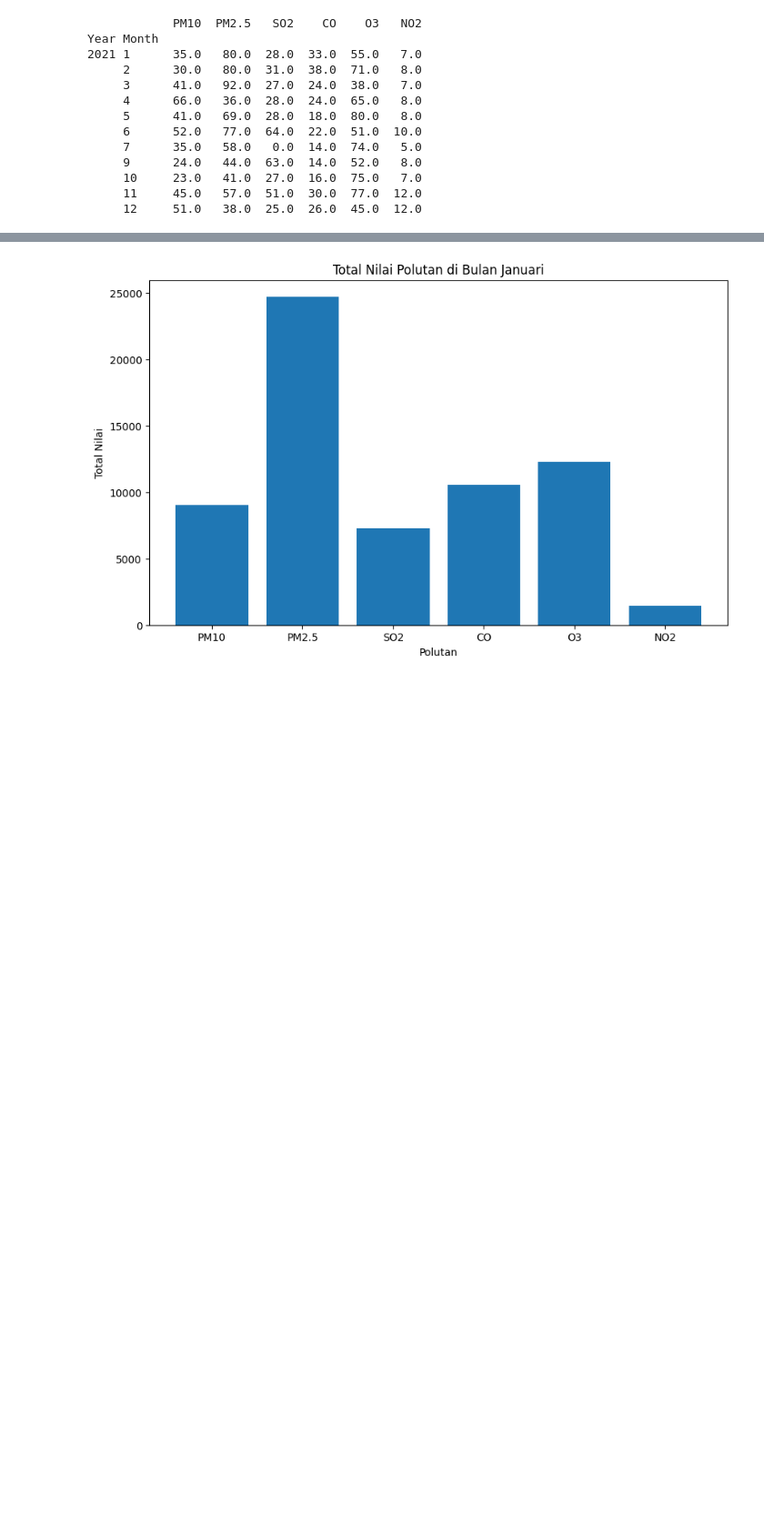
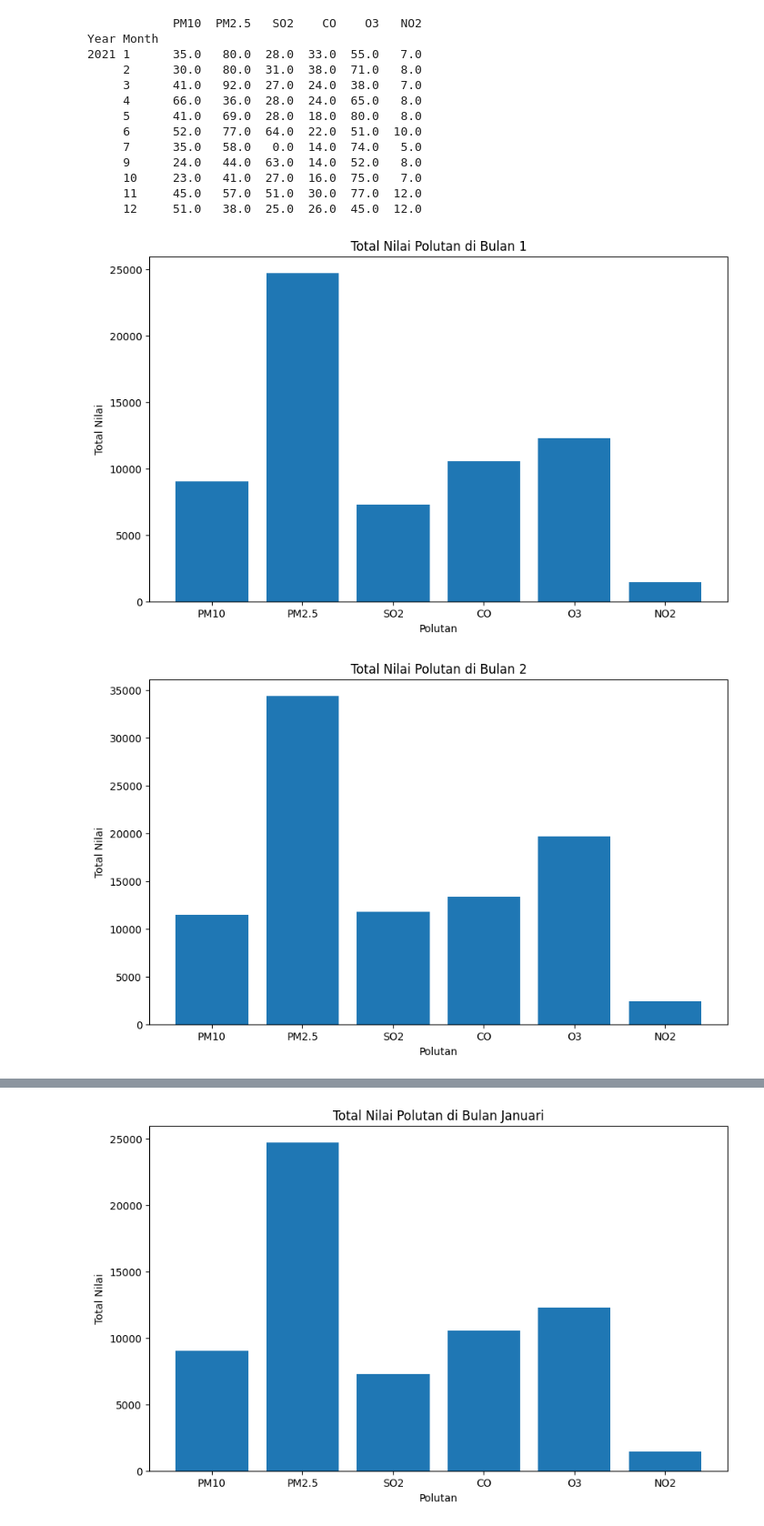
Before and after one commit to andidprastyo/air_quality_analysis, a Jupyter notebook: analysis.ipynb, the cells around one changed output, grey strips where cells are left out. Shown: that part at 91% size. Saved outputs shown, nothing was run; the diff lists cells and outputs as text; code cells hidden in the pictures; blank space fills up the shorter version.

```diff
--- a/analysis.ipynb
+++ b/analysis.ipynb
@@ -211,3 +211,39 @@ Year Month
      10     23.0   41.0  27.0  16.0  75.0   7.0
      11     45.0   57.0  51.0  30.0  77.0  12.0
      12     51.0   38.0  25.0  26.0  45.0  12.0
+# %%
+import matplotlib.pyplot as plt
+
+# Mengubah kolom Date menjadi tipe data datetime
+df['Date'] = pd.to_datetime(df['Date'])
+
+# Mengextract bulan dan tahun dari kolom Date
+df['Month'] = df['Date'].dt.month
+df['Year'] = df['Date'].dt.year
+
+# Mengelompokkan data berdasarkan bulan dan polutan, dan mencari total nilai
+grouped_data = df.groupby(['Month', 'Category'])[['PM10', 'PM2.5', 'SO2', 'CO', 'O3', 'NO2']].sum()
+
+# Daftar bulan
+months = range(1, 13)
+
+# Membuat plot untuk setiap bulan
+for month in months:
+    if month != 8:  # Melewatkan bulan Agustus
+        # Filter dataset berdasarkan bulan
+        month_data = grouped_data.loc[month]
+
+        # Mengambil nilai maksimum dari setiap polutan
+        max_values = month_data.max()
+
+        # Membuat bar chart
+        plt.figure(figsize=(10, 6))
+        plt.bar(max_values.index, max_values.values)
+
+        plt.xlabel('Polutan')
+        plt.ylabel('Total Nilai')
+        plt.title('Total Nilai Polutan di Bulan {}'.format(month))
+        plt.show()
+# %% [output]
+[figure, added]
+[figure, added]
```
Also changed, not shown: parts of 1 cell of this notebook.
